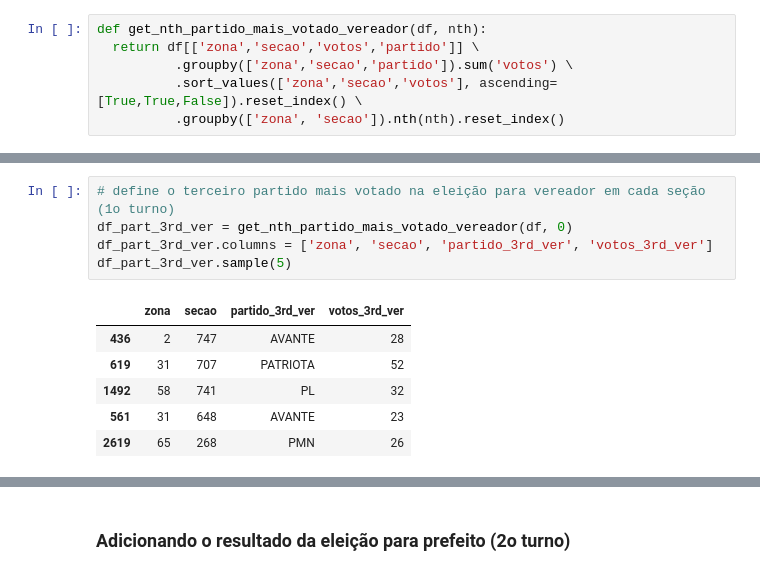
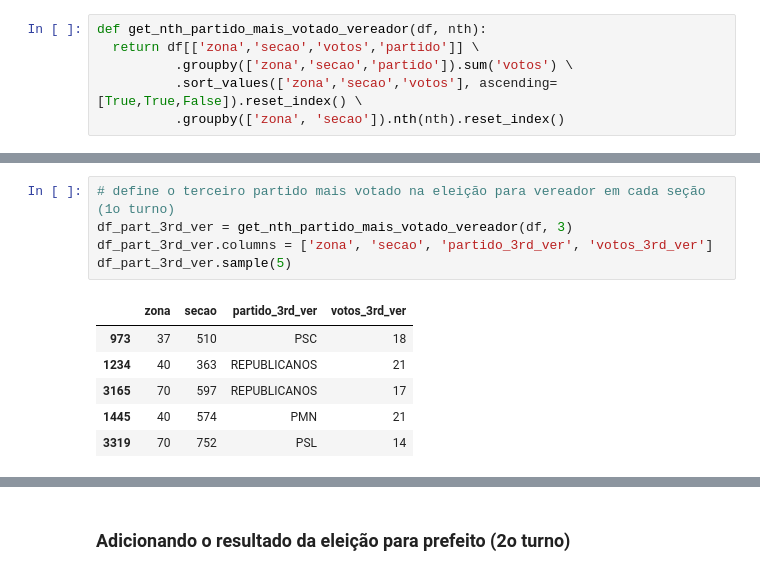
Before and after one commit to bmnds/uea-data-science-04-data-processing, a Jupyter notebook: trabalho-final/Notebook_ETL.ipynb, the cells around one changed output, grey strips where cells are left out. Cells and saved outputs as stored; diff of their text form.

```diff
--- a/trabalho-final/Notebook_ETL.ipynb
+++ b/trabalho-final/Notebook_ETL.ipynb
@@ -827,15 +1131,15 @@ df_secoes_final.sample(3)
 # %%
 # define o terceiro partido mais votado na eleição para vereador em cada seção (1o turno)
-df_part_3rd_ver = get_nth_partido_mais_votado_vereador(df, 0)
+df_part_3rd_ver = get_nth_partido_mais_votado_vereador(df, 3)
 df_part_3rd_ver.columns = ['zona', 'secao', 'partido_3rd_ver', 'votos_3rd_ver']
 df_part_3rd_ver.sample(5)
 # %% [output]
 |  | zona | secao | partido_3rd_ver | votos_3rd_ver |
-| 436 | 2 | 747 | AVANTE | 28 |
-| 619 | 31 | 707 | PATRIOTA | 52 |
-| 1492 | 58 | 741 | PL | 32 |
-| 561 | 31 | 648 | AVANTE | 23 |
-| 2619 | 65 | 268 | PMN | 26 |
+| 973 | 37 | 510 | PSC | 18 |
+| 1234 | 40 | 363 | REPUBLICANOS | 21 |
+| 3165 | 70 | 597 | REPUBLICANOS | 17 |
+| 1445 | 40 | 574 | PMN | 21 |
+| 3319 | 70 | 752 | PSL | 14 |
 # %%
 df_secoes_final = df_secoes_final.merge(df_part_3rd_ver, on=['zona', 'secao'])
 df_secoes_final.sample(3)
```
Also changed, not shown: parts of 65 cells of this notebook.
